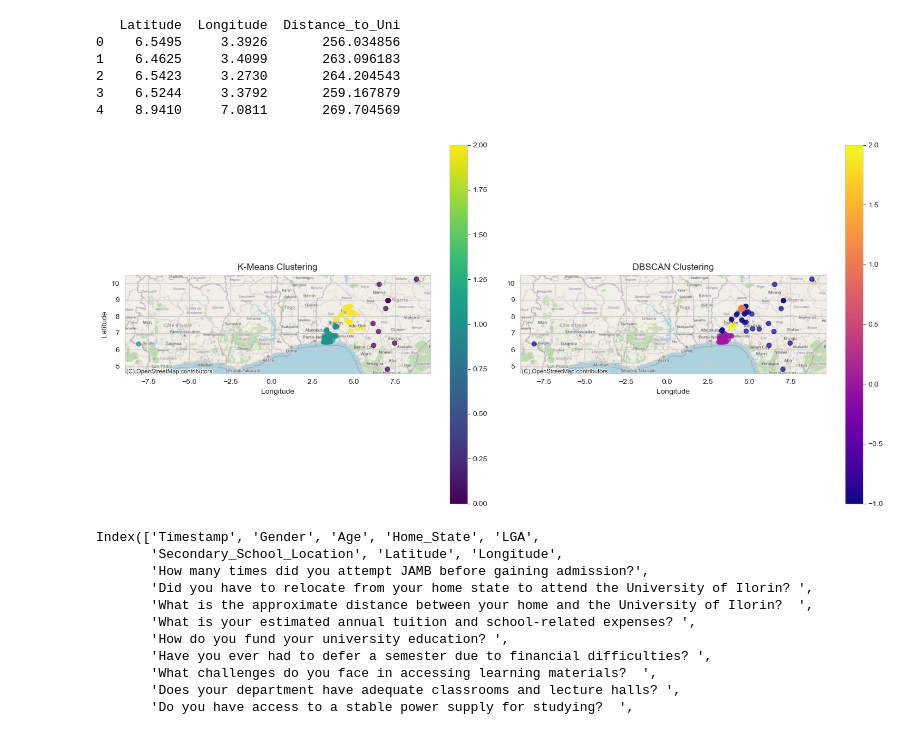
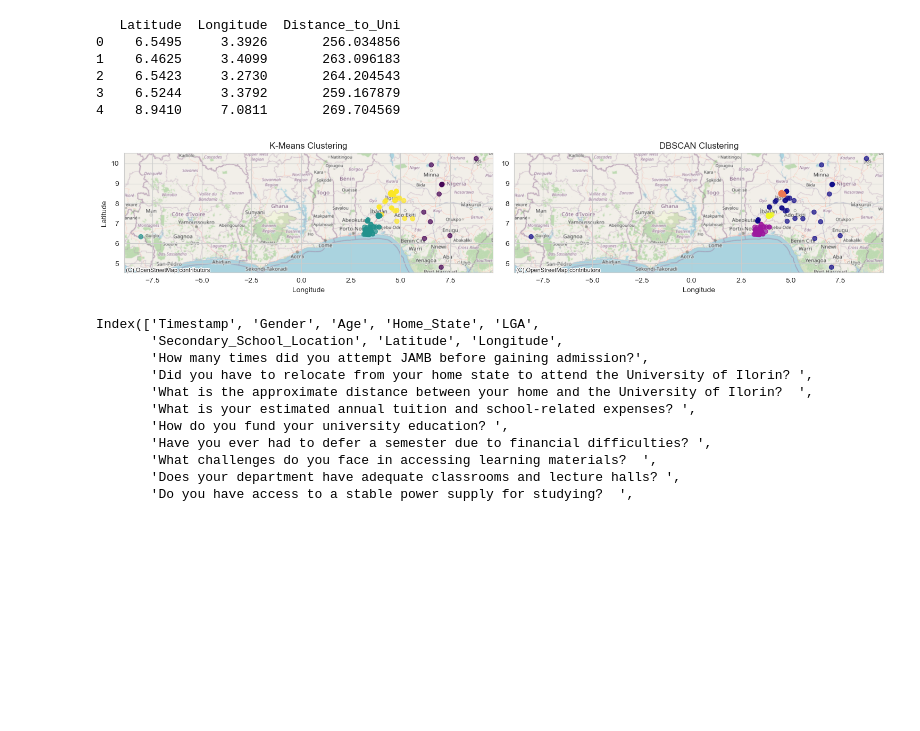
Before and after one commit to TripleAze/Analysis-on-inequalility-in-Nigeria-Education-system, a Jupyter notebook: Main.ipynb, the cells around one changed output. Cells and saved outputs as stored; diff of their text form; code cells hidden in the pictures; blank space fills up the shorter version.

```diff
--- a/Main.ipynb
+++ b/Main.ipynb
@@ -458,36 +430,36 @@ print(df_clean[["Latitude", "Longitude", "Distance_to_Uni"]].head())
 # %%
 import geopandas as gpd
 import matplotlib.pyplot as plt
 import contextily as ctx
 
 # Convert DataFrame to GeoDataFrame
 gdf = gpd.GeoDataFrame(df_clean, geometry=gpd.points_from_xy(df_clean.Longitude, df_clean.Latitude), crs="EPSG:4326")
 
 # Create the figure with two subplots
 fig, axes = plt.subplots(1, 2, figsize=(15, 7))
 
 # Define color maps
 kmeans_colors = ['red', 'blue', 'green', 'purple', 'orange']  # Adjust if more clusters exist
 dbscan_colors = ['gray', 'red', 'blue', 'green', 'purple']
 
 # Plot K-Means Clusters
-gdf.plot(ax=axes[0], column='Cluster', cmap='viridis', legend=True, alpha=0.7)
+gdf.plot(ax=axes[0], column='Cluster', cmap='viridis', legend=False, alpha=0.7)
 ctx.add_basemap(axes[0], crs=gdf.crs, source=ctx.providers.OpenStreetMap.Mapnik)
 axes[0].set_title("K-Means Clustering")
 axes[0].set_xlabel("Longitude")
 axes[0].set_ylabel("Latitude")
 
 # Plot DBSCAN Clusters
-gdf.plot(ax=axes[1], column='DBSCAN_Cluster', cmap='plasma', legend=True, alpha=0.7)
+gdf.plot(ax=axes[1], column='DBSCAN_Cluster', cmap='plasma', legend=False, alpha=0.7)
 ctx.add_basemap(axes[1], crs=gdf.crs, source=ctx.providers.OpenStreetMap.Mapnik)
 axes[1].set_title("DBSCAN Clustering")
 axes[1].set_xlabel("Longitude")
 
 # Show the plots
 plt.tight_layout()
 plt.show()
 # %% [output]
-[figure, old version]
+[figure, new version]
 # %%
 df.columns
 # %% [output]
```
Also changed, not shown: parts of 14 cells of this notebook.
